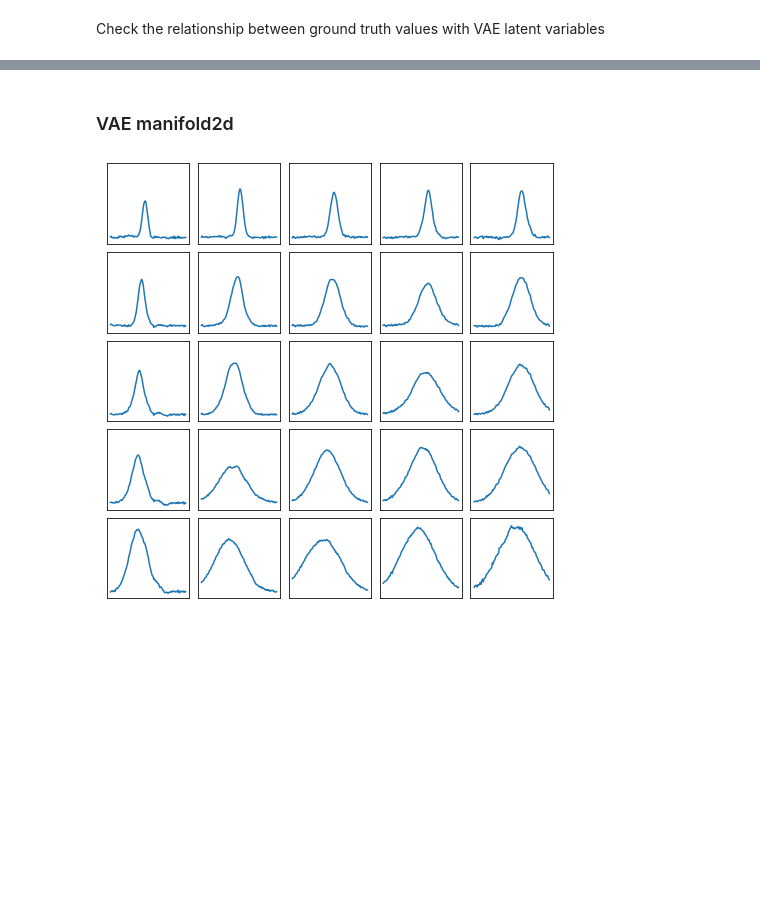
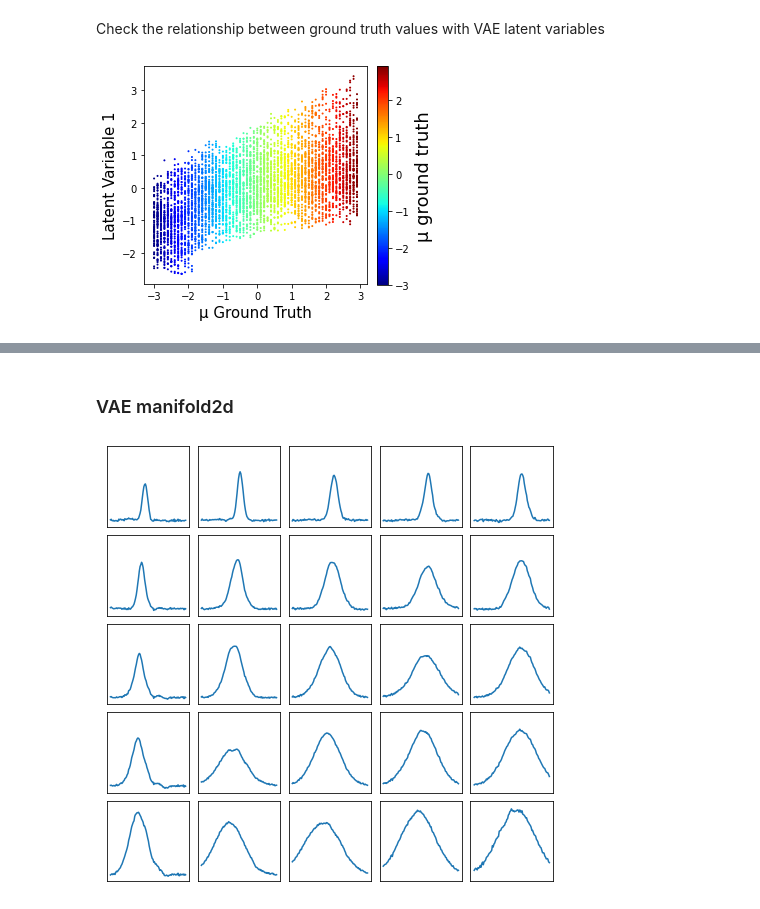
Before and after one commit to yongtaoliu/Decoding-the-shift-invariant-data, a Jupyter notebook: Decoding_the_shift_invariant_data_Notebook_1_applications_for_synthetic_spectra.ipynb, the cells around one changed output, grey strips where cells are left out. Saved outputs shown, nothing was run; the diff lists cells and outputs as text; code cells hidden in the pictures; blank space fills up the shorter version.

```diff
--- a/Decoding_the_shift_invariant_data_Notebook_1_applications_for_synthetic_spectra.ipynb
+++ b/Decoding_the_shift_invariant_data_Notebook_1_applications_for_synthetic_spectra.ipynb
@@ -552,4 +573,23 @@ plt.show()
 # %% [markdown]
 Check the relationship between ground truth values with VAE latent variables
+# %%
+f, ax0 = plt.subplots(figsize = (4,4))
+ax0.scatter(mu_real, z_mean[:,0], c = mu_real, s=1, cmap = 'jet')
+ax0.set_ylabel('Latent Variable 1', fontsize = 15)
+ax0.set_xlabel('μ Ground Truth', fontsize = 15)
+# ax1.scatter(mu_real, z_mean[:,1],c = mu_real, s=1, cmap = 'jet')
+# ax1.set_xlabel('μ Ground Truth', fontsize = 15)
+# ax1.set_ylabel('Latent Variable 2', fontsize = 15)
+# plt.subplots_adjust(wspace = 0.3)
+clrbar = np.linspace(mu_real.min(), mu_real.max()).reshape(-1, 1)
+ax_ = f.add_axes([.68, .12, .30, .76])
+img = plt.imshow(clrbar, cmap = 'jet')
+plt.gca().set_visible(False)
+clrbar = plt.colorbar(img, ax=ax_, orientation='vertical')
+clrbar.set_label('μ ground truth', fontsize=18, labelpad=5)
+plt.show()
+plt.show()
+# %% [output]
+[figure, added]
 # %%
 # Compare ground truth shift and VAE latent variables
```
Also changed, not shown: parts of 11 cells of this notebook.
